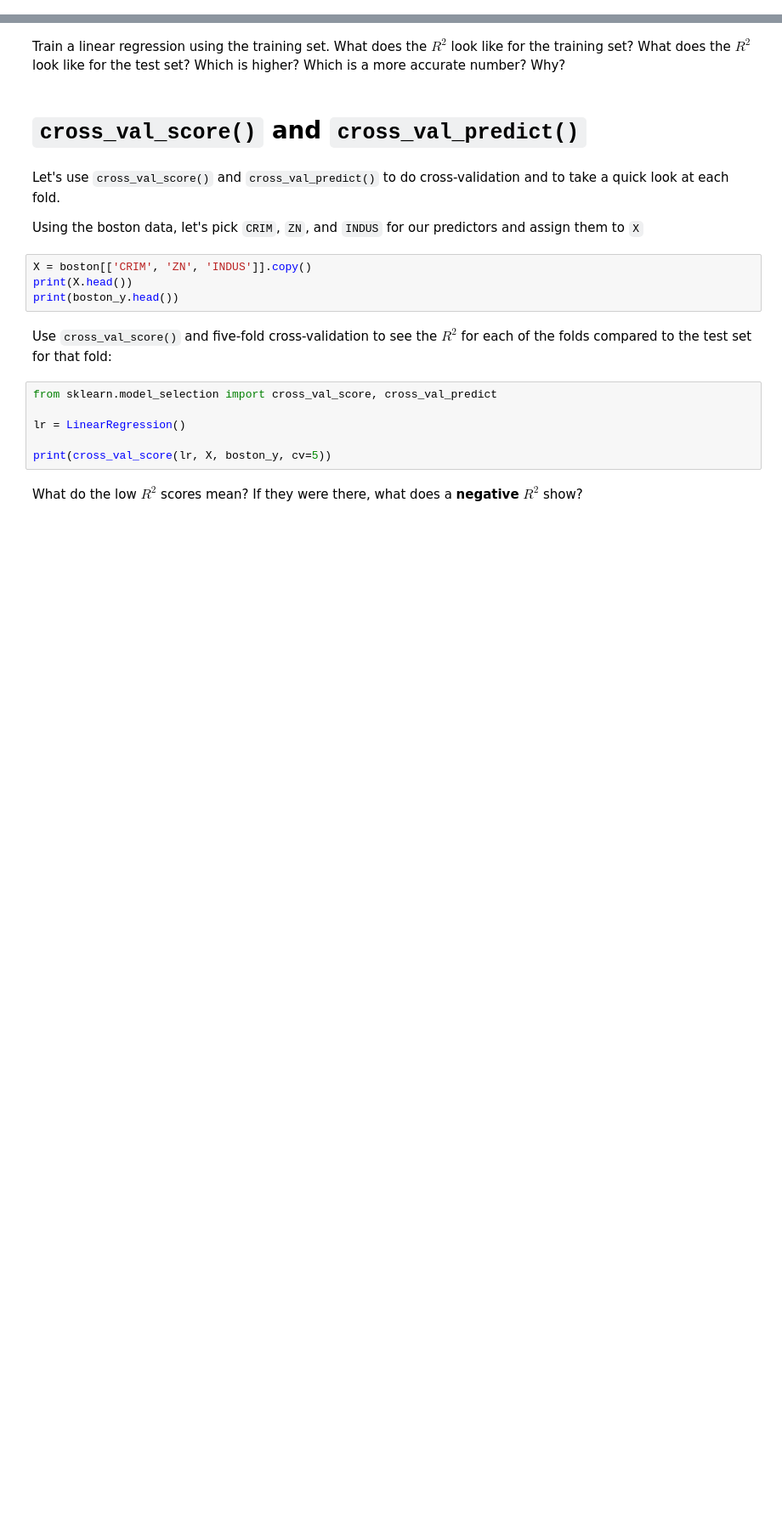
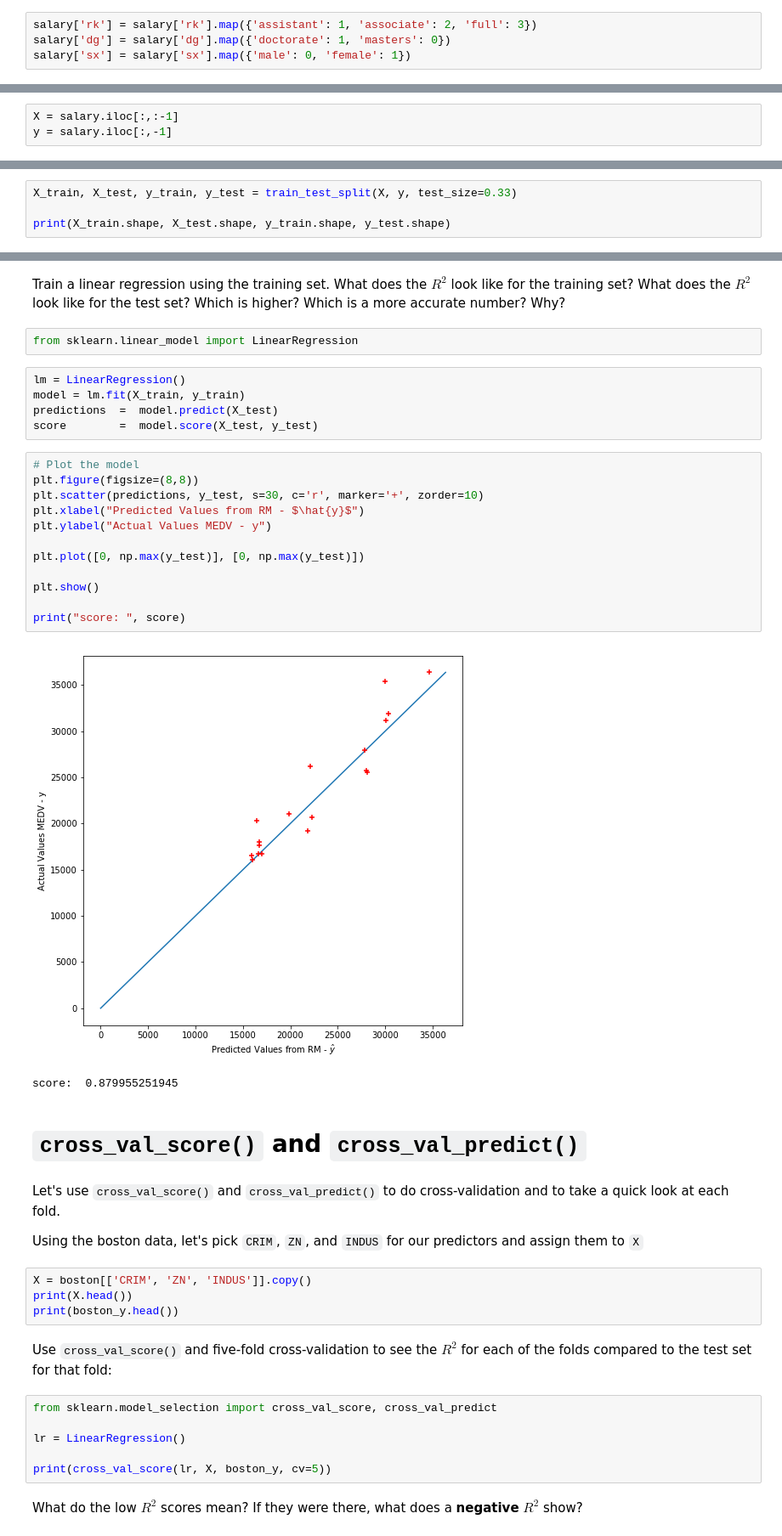
Before and after one commit to ggodreau/w4d2, a Jupyter notebook: sklearn_examples.ipynb, the cells around one changed output, grey strips where cells are left out. Shown at 85% size. Saved outputs shown, nothing was run; the diff lists cells and outputs as text; blank space fills up the shorter version.

```diff
--- a/sklearn_examples.ipynb
+++ b/sklearn_examples.ipynb
@@ -59,0 +99,4 @@ Import the salary data, assign the `yr` and `yd` columns to a variable named `X`
+# %%
+salary['rk'] = salary['rk'].map({'assistant': 1, 'associate': 2, 'full': 3})
+salary['dg'] = salary['dg'].map({'doctorate': 1, 'masters': 0})
+salary['sx'] = salary['sx'].map({'male': 0, 'female': 1})
@@ -60,2 +113,5 @@ Import the salary data, assign the `yr` and `yd` columns to a variable named `X`
 # %% [markdown]
 Use `train_test_split()` to create a training set and a test set, split 50/50
+# %%
+X = salary.iloc[:,:-1]
+y = salary.iloc[:,-1]
@@ -61,0 +122,4 @@ Use `train_test_split()` to create a training set and a test set, split 50/50
+# %%
+X_train, X_test, y_train, y_test = train_test_split(X, y, test_size=0.33)
+
+print(X_train.shape, X_test.shape, y_train.shape, y_test.shape)
@@ -62,5 +128,27 @@ Use `train_test_split()` to create a training set and a test set, split 50/50
 # %% [markdown]
 Train a linear regression using the training set. What does the $R^2$ look like for the training set? What does the $R^2$ look like for the test set? Which is higher? Which is a more accurate number? Why?
+# %%
+from sklearn.linear_model import LinearRegression
+# %%
+lm = LinearRegression()
+model = lm.fit(X_train, y_train)
+predictions  =  model.predict(X_test)
+score        =  model.score(X_test, y_test)
+# %%
+# Plot the model
+plt.figure(figsize=(8,8))
+plt.scatter(predictions, y_test, s=30, c='r', marker='+', zorder=10)
+plt.xlabel("Predicted Values from RM - $\hat{y}$")
+plt.ylabel("Actual Values MEDV - y")
+
+plt.plot([0, np.max(y_test)], [0, np.max(y_test)])
+
+plt.show()
+
+print("score: ", score)
+# %% [output]
+[figure, added]
+score:  0.879955251945
 # %% [markdown]
 # `cross_val_score()` and `cross_val_predict()`
 # %% [markdown]
```
Also changed, not shown: parts of 10 cells of this notebook, 1 other file.
